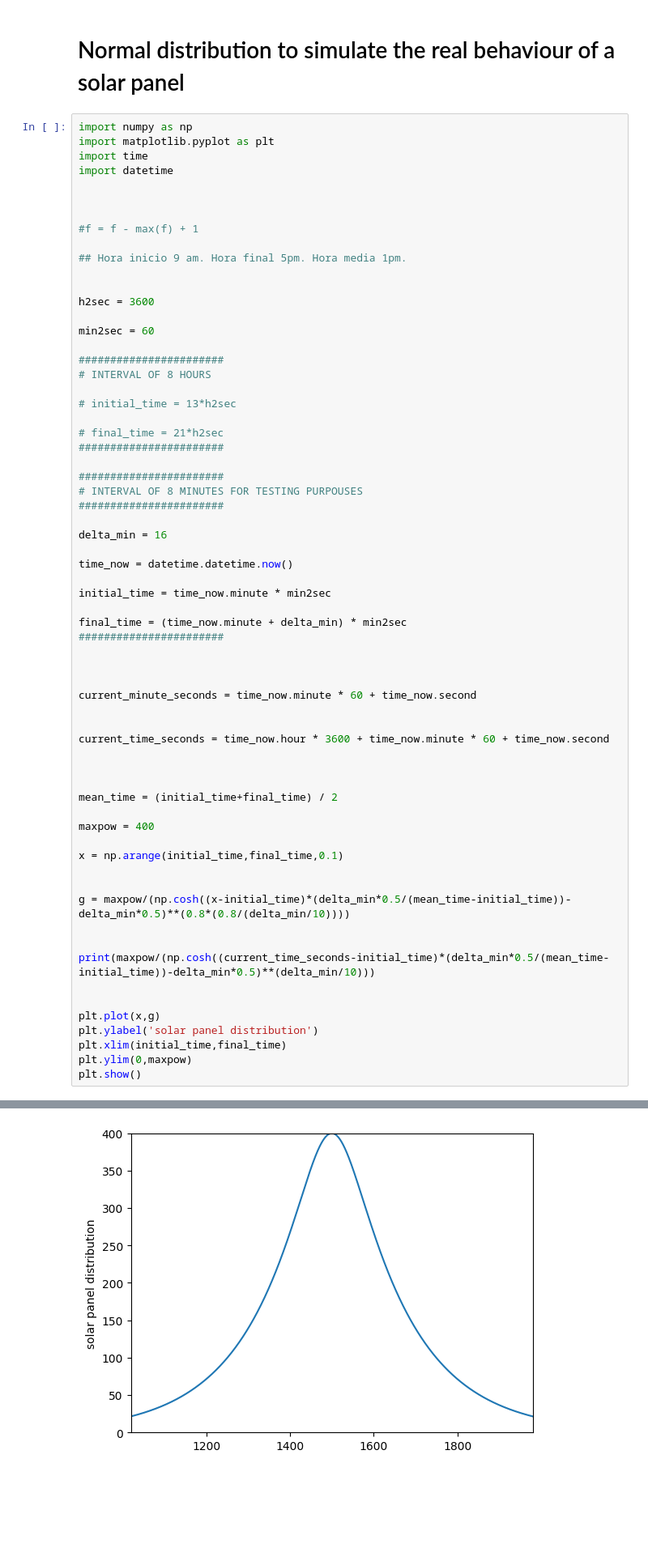
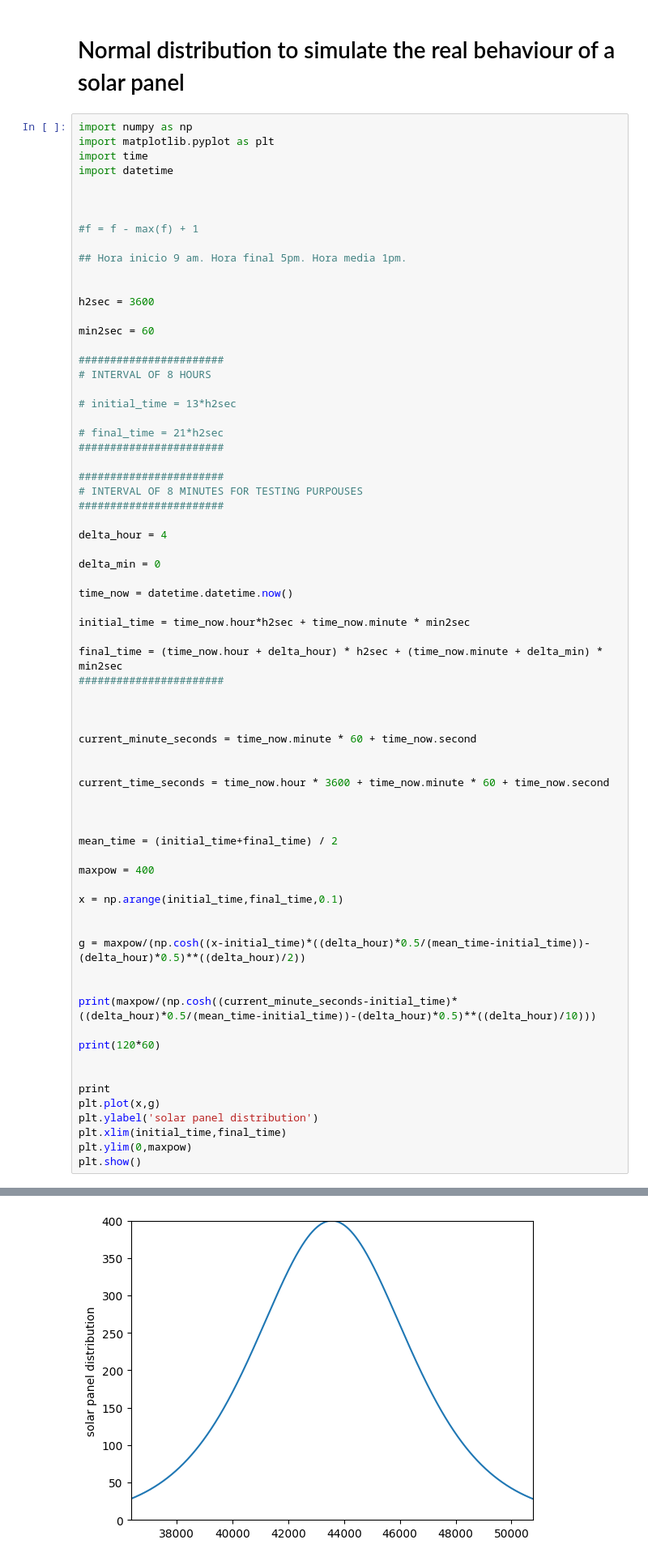
Before and after one commit to mimove/DATAPROJECT2_ONPREMISE, a Jupyter notebook: data-generator/solar_panel_function.ipynb, the cells around one changed output, grey strips where cells are left out. Shown at 81% size. Saved outputs shown, nothing was run; the diff lists cells and outputs as text; blank space fills up the shorter version.

```diff
--- a/data-generator/solar_panel_function.ipynb
+++ b/data-generator/solar_panel_function.ipynb
@@ -29,13 +29,15 @@ min2sec = 60
 # INTERVAL OF 8 MINUTES FOR TESTING PURPOUSES
 #######################
 
-delta_min = 16
+delta_hour = 4
+
+delta_min = 0
 
 time_now = datetime.datetime.now()
 
-initial_time = time_now.minute * min2sec
+initial_time = time_now.hour*h2sec + time_now.minute * min2sec
 
-final_time = (time_now.minute + delta_min) * min2sec
+final_time = (time_now.hour + delta_hour) * h2sec + (time_now.minute + delta_min) * min2sec
 #######################
 
 
@@ -54,12 +56,15 @@ maxpow = 400
 x = np.arange(initial_time,final_time,0.1)
 
 
-g = maxpow/(np.cosh((x-initial_time)*(delta_min*0.5/(mean_time-initial_time))-delta_min*0.5)**(0.8*(0.8/(delta_min/10))))
+g = maxpow/(np.cosh((x-initial_time)*((delta_hour)*0.5/(mean_time-initial_time))-(delta_hour)*0.5)**((delta_hour)/2))
 
 
-print(maxpow/(np.cosh((current_time_seconds-initial_time)*(delta_min*0.5/(mean_time-initial_time))-delta_min*0.5)**(delta_min/10)))
+print(maxpow/(np.cosh((current_minute_seconds-initial_time)*((delta_hour)*0.5/(mean_time-initial_time))-(delta_hour)*0.5)**((delta_hour)/10)))
+
+print(120*60)
 
 
+print
 plt.plot(x,g)
 plt.ylabel('solar panel distribution')
 plt.xlim(initial_time,final_time)
@@ -70 +76 @@ plt.show()
-[figure, old version]
+[figure, new version]
```
Also changed, not shown: parts of 1 cell of this notebook, 8 other files.
